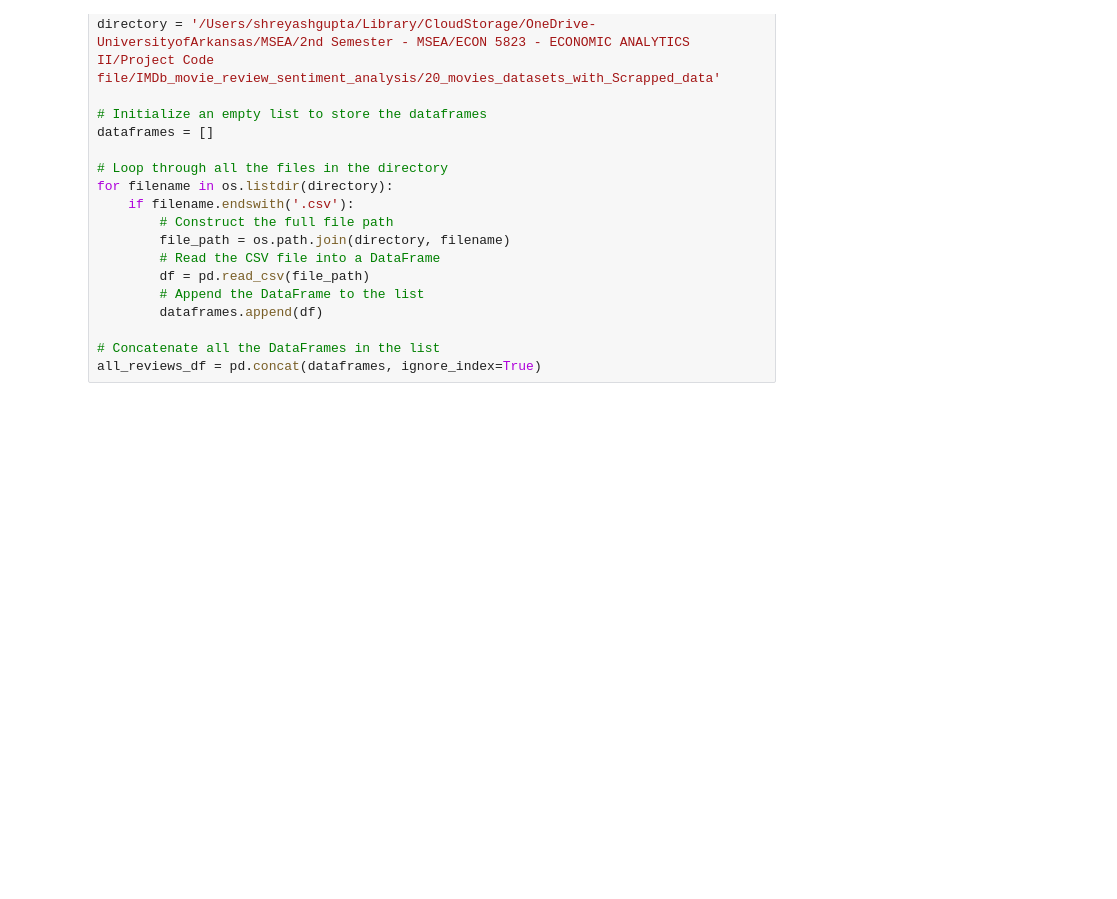
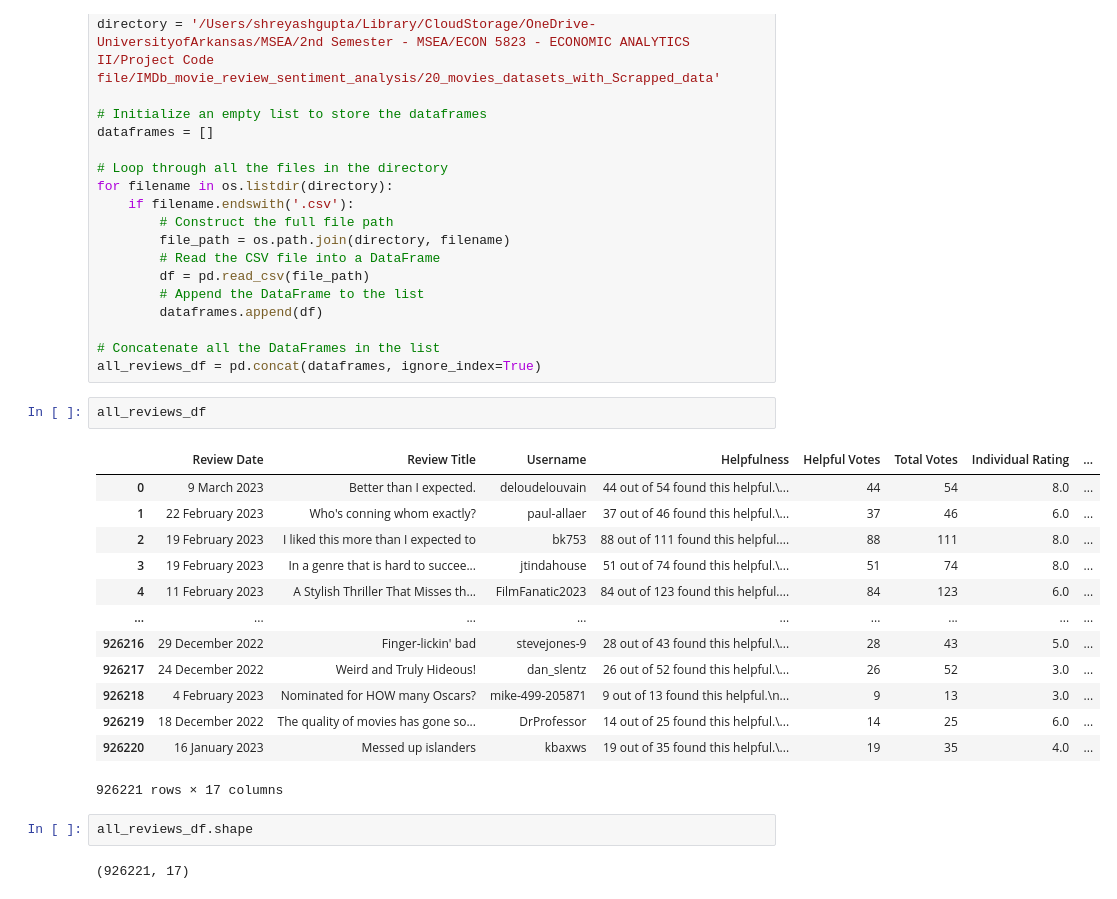
Before and after one commit to shreyashguptas/IMDb_movie_review_sentiment_analysis, a Jupyter notebook: IMDb_webscrapping_script.ipynb, the cells around one changed output. Drawn from its saved outputs; the diff is of its cells as text; blank space fills up the shorter version.

```diff
--- a/IMDb_webscrapping_script.ipynb
+++ b/IMDb_webscrapping_script.ipynb
@@ -647,3 +647,23 @@ for filename in os.listdir(directory):
 
 # Concatenate all the DataFrames in the list
 all_reviews_df = pd.concat(dataframes, ignore_index=True)
+# %%
+all_reviews_df
+# %% [output]
+|  | Review Date | Review Title | Username | Helpfulness | Helpful Votes | Total Votes | Individual Rating | ... |
+| 0 | 9 March 2023 | Better than I expected. | deloudelouvain | 44 out of 54 found this helpful.\... | 44 | 54 | 8.0 | ... |
+| 1 | 22 February 2023 | Who's conning whom exactly? | paul-allaer | 37 out of 46 found this helpful.\... | 37 | 46 | 6.0 | ... |
+| 2 | 19 February 2023 | I liked this more than I expected to | bk753 | 88 out of 111 found this helpful.... | 88 | 111 | 8.0 | ... |
+| 3 | 19 February 2023 | In a genre that is hard to succee... | jtindahouse | 51 out of 74 found this helpful.\... | 51 | 74 | 8.0 | ... |
+| 4 | 11 February 2023 | A Stylish Thriller That Misses th... | FilmFanatic2023 | 84 out of 123 found this helpful.... | 84 | 123 | 6.0 | ... |
+| ... | ... | ... | ... | ... | ... | ... | ... | ... |
+| 926216 | 29 December 2022 | Finger-lickin' bad | stevejones-9 | 28 out of 43 found this helpful.\... | 28 | 43 | 5.0 | ... |
+| 926217 | 24 December 2022 | Weird and Truly Hideous! | dan_slentz | 26 out of 52 found this helpful.\... | 26 | 52 | 3.0 | ... |
+| 926218 | 4 February 2023 | Nominated for HOW many Oscars? | mike-499-205871 | 9 out of 13 found this helpful.\n... | 9 | 13 | 3.0 | ... |
+| 926219 | 18 December 2022 | The quality of movies has gone so... | DrProfessor | 14 out of 25 found this helpful.\... | 14 | 25 | 6.0 | ... |
+| 926220 | 16 January 2023 | Messed up islanders | kbaxws | 19 out of 35 found this helpful.\... | 19 | 35 | 4.0 | ... |
+926221 rows × 17 columns
+# %%
+all_reviews_df.shape
+# %% [output]
+(926221, 17)
```
Also changed, not shown: parts of 7 cells of this notebook, 6 other files.
